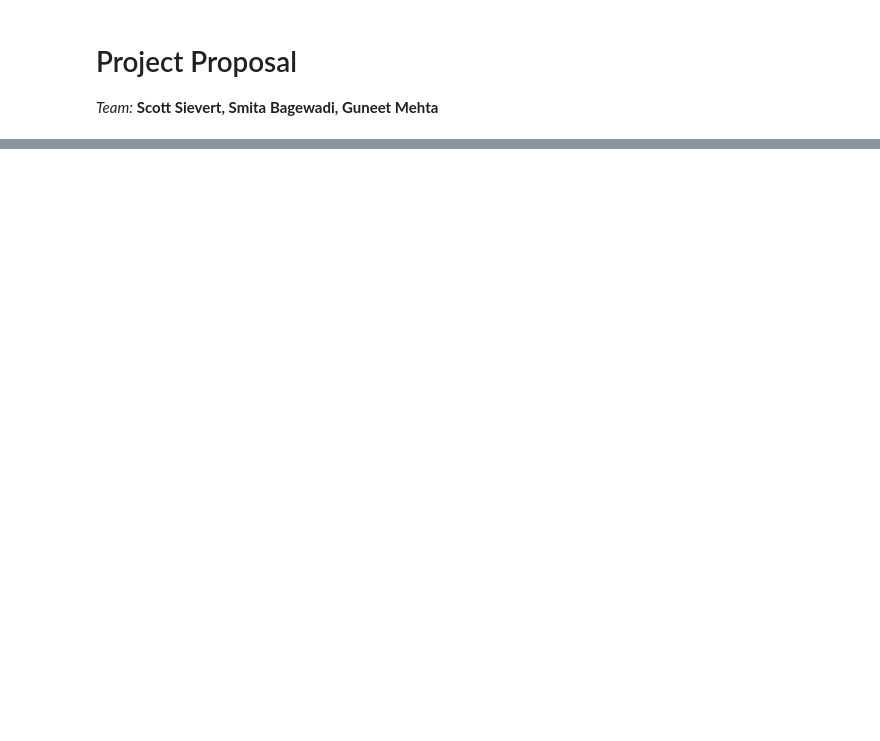
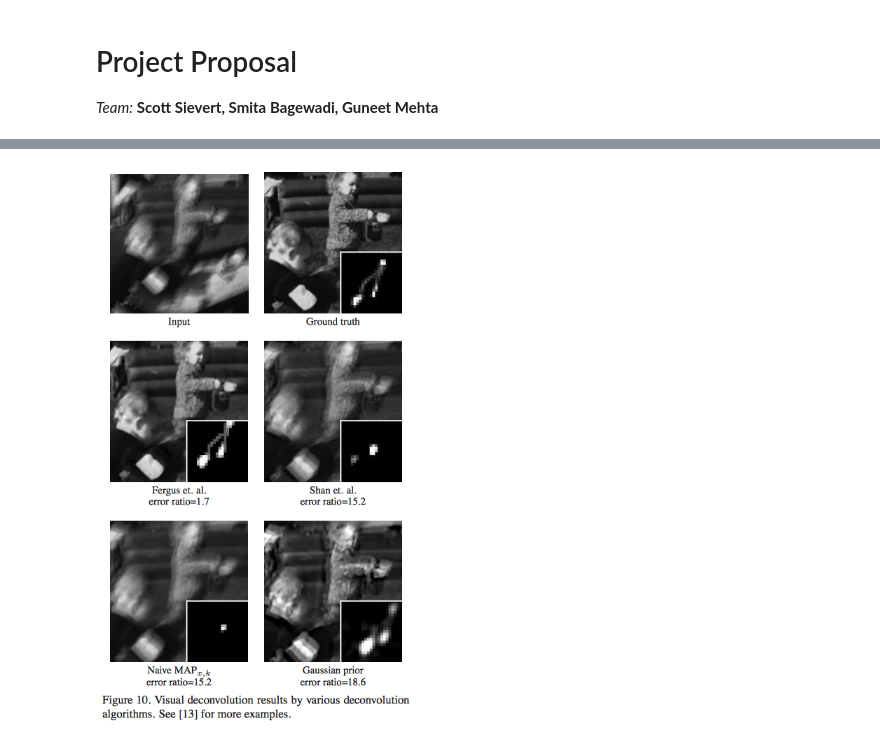
Before and after one commit to stsievert/ece533_finalproj, a Jupyter notebook: Blind Deconvolution.ipynb, the cells around one changed output, grey strips where cells are left out. Drawn from its saved outputs; the diff is of its cells as text; code cells hidden in the pictures; blank space fills up the shorter version.

```diff
--- a/Blind Deconvolution.ipynb
+++ b/Blind Deconvolution.ipynb
@@ -39,3 +42,8 @@ We are currently unsure about the exact algorithm we plan to use. We plan to loo
 [1988 paper]:http://www.nuigalway.ie/research/applied_optics/people/chris/chrispapers/Paper046.pdf
 [Wikipedia -- Blind deconvolution]:https://en.wikipedia.org/wiki/Blind_deconvolution
 [Understanding and evaluating blind deconvolution algorithms]:http://www.wisdom.weizmann.ac.il/~levina/papers/deconvLevinEtalCVPR09.pdf
+# %%
+from IPython.display import Image
+Image(filename='example.png')
+# %% [output]
+[figure, added]
```
Also changed, not shown: parts of 1 cell of this notebook, 1 other file.
